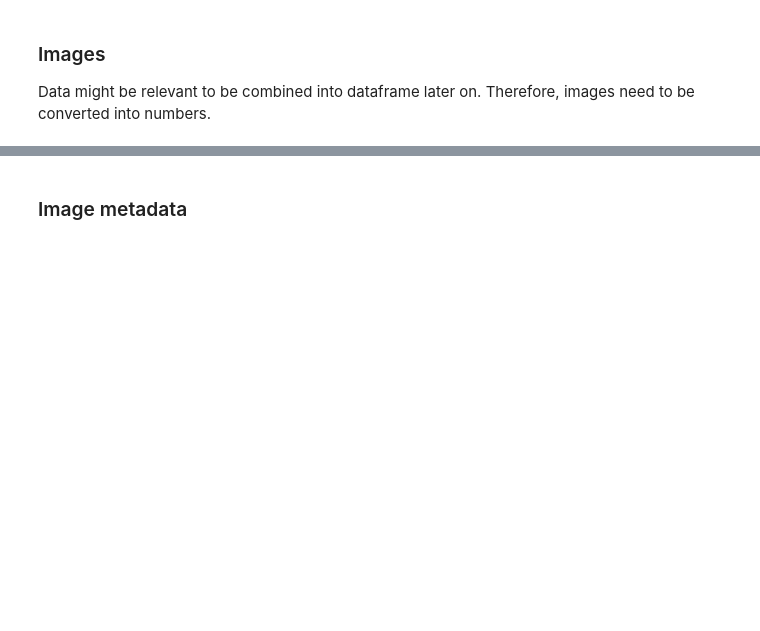
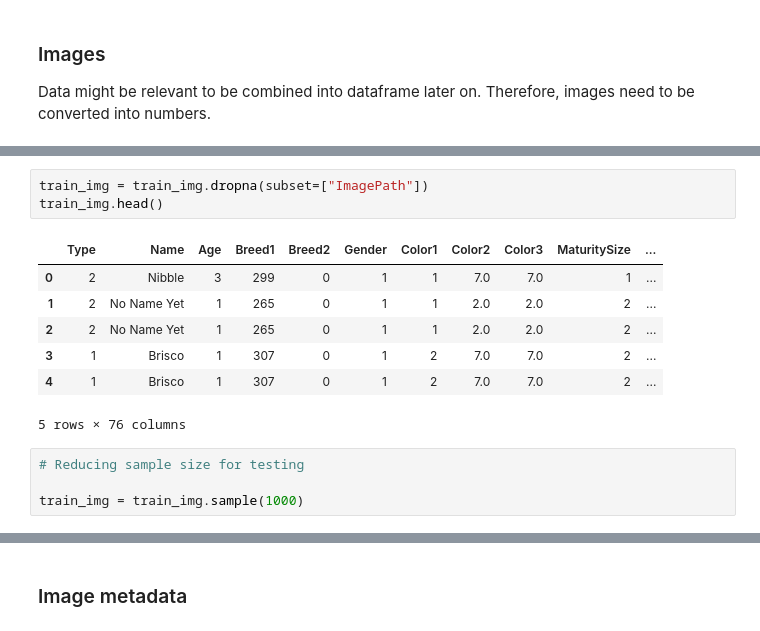
Before and after one commit to manuelfreude/kagglepetfinder, a Jupyter notebook: petfinder.ipynb, the cells around one changed output, grey strips where cells are left out. Saved outputs shown, nothing was run; the diff lists cells and outputs as text; blank space fills up the shorter version.

```diff
--- a/petfinder.ipynb
+++ b/petfinder.ipynb
@@ -1077,0 +1110,15 @@ def paths_to_tensor(img_paths):
+# %%
+train_img = train_img.dropna(subset=["ImagePath"])
+train_img.head()
+# %% [output]
+|  | Type | Name | Age | Breed1 | Breed2 | Gender | Color1 | Color2 | Color3 | MaturitySize | ... |
+| 0 | 2 | Nibble | 3 | 299 | 0 | 1 | 1 | 7.0 | 7.0 | 1 | ... |
+| 1 | 2 | No Name Yet | 1 | 265 | 0 | 1 | 1 | 2.0 | 2.0 | 2 | ... |
+| 2 | 2 | No Name Yet | 1 | 265 | 0 | 1 | 1 | 2.0 | 2.0 | 2 | ... |
+| 3 | 1 | Brisco | 1 | 307 | 0 | 1 | 2 | 7.0 | 7.0 | 2 | ... |
+| 4 | 1 | Brisco | 1 | 307 | 0 | 1 | 2 | 7.0 | 7.0 | 2 | ... |
+5 rows × 76 columns
+# %%
+# Reducing sample size for testing
+
+train_img = train_img.sample(1000)
```
Also changed, not shown: parts of 18 cells of this notebook.
